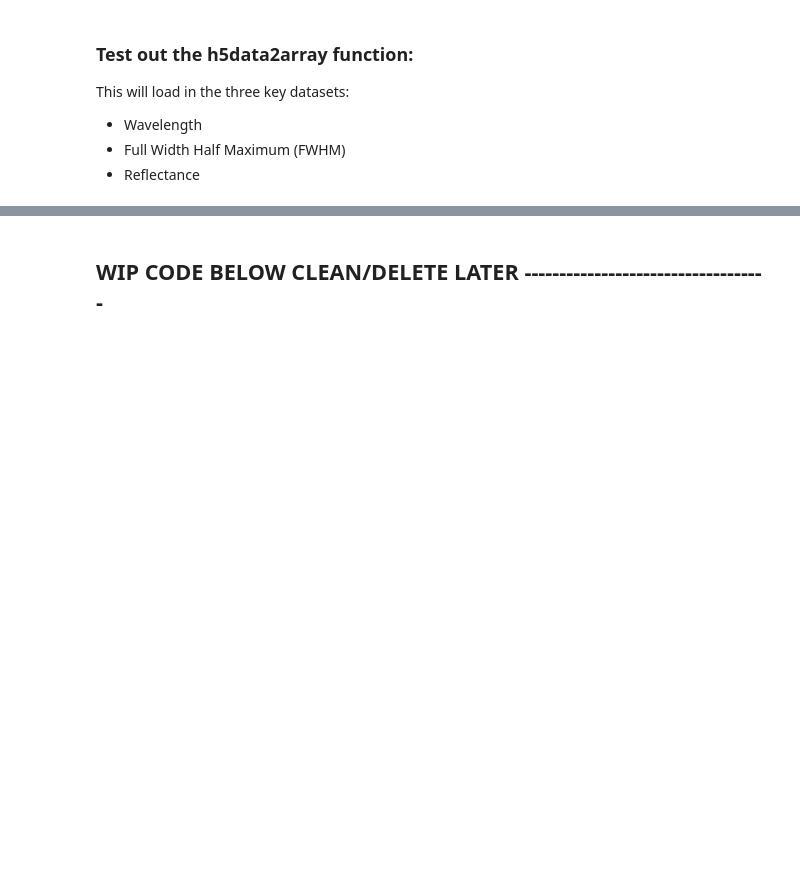
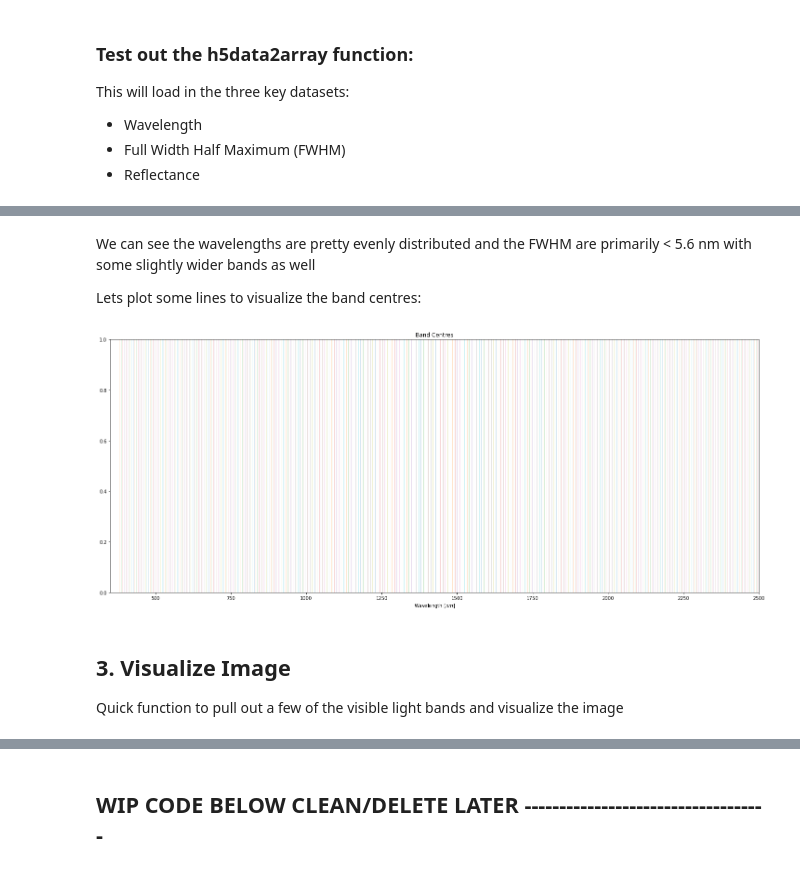
Before and after one commit to cjstewart/hyperspectral-project, a Jupyter notebook: notebooks/hyperspectral_EDA.ipynb, the cells around one changed output, grey strips where cells are left out. Saved outputs shown, nothing was run; the diff lists cells and outputs as text; code cells hidden in the pictures; blank space fills up the shorter version.

```diff
--- a/notebooks/hyperspectral_EDA.ipynb
+++ b/notebooks/hyperspectral_EDA.ipynb
@@ -609,0 +421,28 @@ im = Image.open("NEON_D16_ABBY_DP3_552000_5071000_reflectance.h5")
+# %% [markdown]
+We can see the wavelengths are pretty evenly distributed and the FWHM are primarily < 5.6 nm with some slightly wider bands as well
+
+Lets plot some lines to visualize the band centres:
+# %%
+fig, ax = plt.subplots(figsize=(25, 10))
+sns.lineplot(data=wavelength_array, ax=ax)
+#sns.histplot(data=FWHM_array, ax=ax[1])
+
+ax.set_xlabel("Wavelength [$nm$]")
+ax.set_title("Band Centre Wavelengths")
+
+plt.title("Band Centres")
+#plt.ylabel('Reflectance')
+plt.ylim((0,1))
+plt.xlim((350,2500))
+plt.xlabel('Wavelength [$nm$]')
+
+for w in wavelength_array:
+    sns.lineplot(x=[w,w], y=[0,1], ax=ax)
+
+plt.show()
+# %% [output]
+[figure, added]
+# %% [markdown]
+## 3. Visualize Image
+
+Quick function to pull out a few of the visible light bands and visualize the image
```
Also changed, not shown: parts of 49 cells of this notebook.
